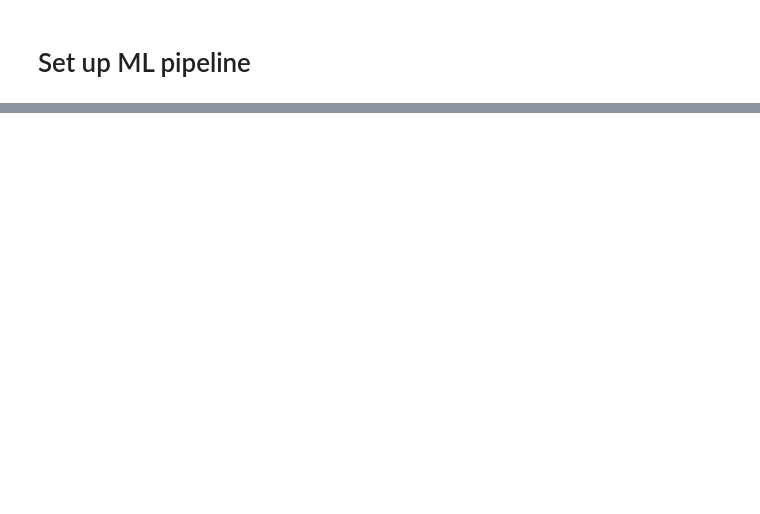
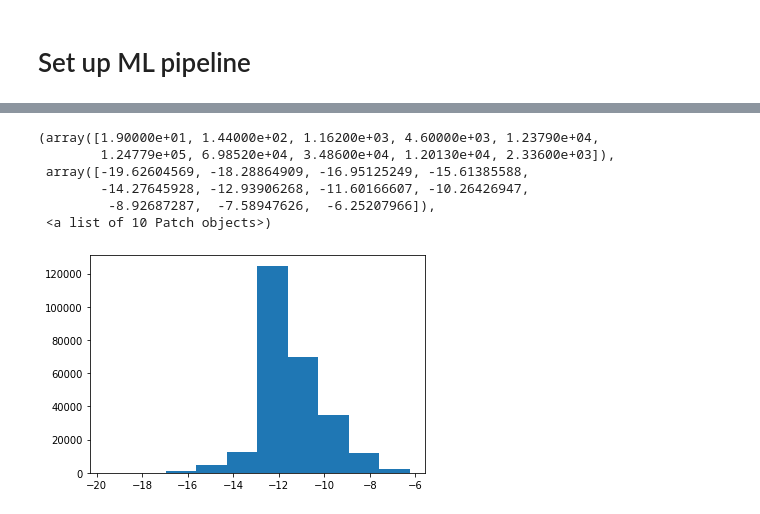
Before and after one commit to lheagy/heagy-2019-casing-ml, a Jupyter notebook: notebooks/pytorch_pipeline.ipynb, the cells around one changed output, grey strips where cells are left out. Drawn from its saved outputs; the diff is of its cells as text; code cells hidden in the pictures; blank space fills up the shorter version.

```diff
--- a/notebooks/pytorch_pipeline.ipynb
+++ b/notebooks/pytorch_pipeline.ipynb
@@ -608,6 +693,16 @@ j.shape
 # %%
 source, source_deriv = create_source(sim, model, src_vec, trial_directory)
 rhs = getRHS(sim, source)
+# %%
+plt.hist(np.log10(np.abs(jd_numpy)))
+# %% [output]
+(array([1.90000e+01, 1.44000e+02, 1.16200e+03, 4.60000e+03, 1.23790e+04,
+        1.24779e+05, 6.98520e+04, 3.48600e+04, 1.20130e+04, 2.33600e+03]),
+ array([-19.62604569, -18.28864909, -16.95125249, -15.61385588,
+        -14.27645928, -12.93906268, -11.60166607, -10.26426947,
+         -8.92687287,  -7.58947626,  -6.25207966]),
+ <a list of 10 Patch objects>)
+[figure, added]
 # %%
 s0 = torch.rand(nspatial, ntimes, dtype=dtype, device=device, requires_grad=True)
 trials = [5]
```
Also changed, not shown: parts of 22 cells of this notebook, 1 other file.
